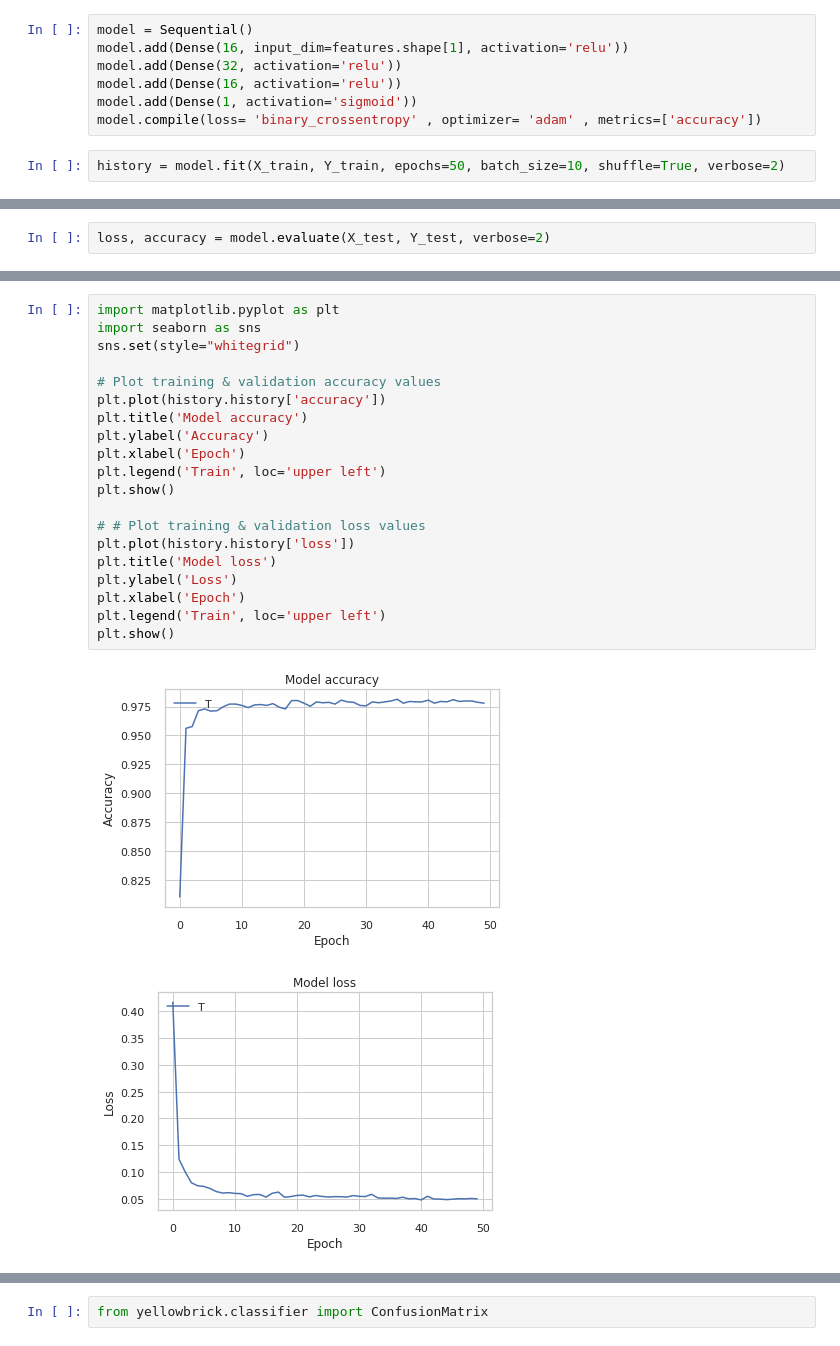
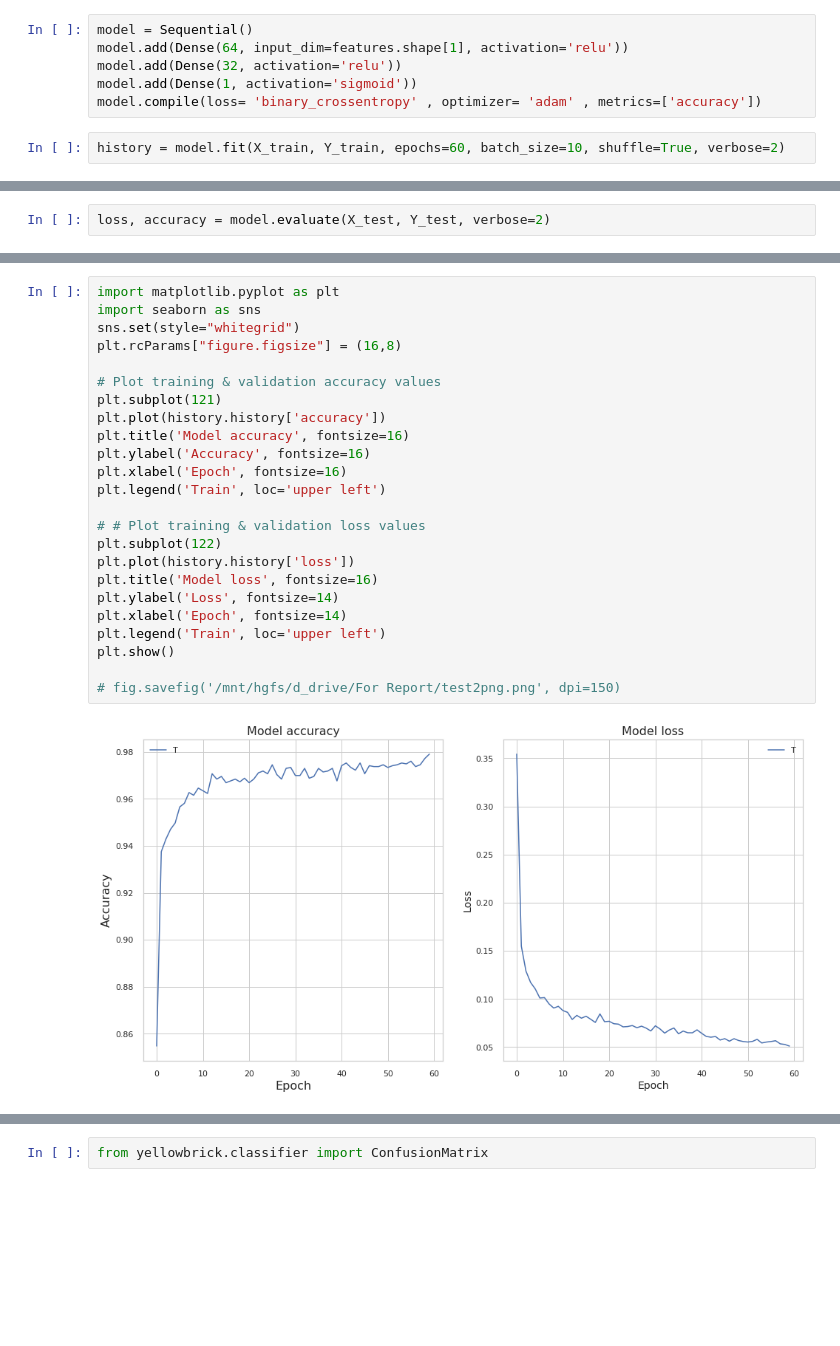
Before and after one commit to rdapaz/iotnetlearn, a Jupyter notebook: notebooks/deep_learning/BinaryClassification_DNS_Combined_Dataset.ipynb, the cells around one changed output, grey strips where cells are left out. Drawn from its saved outputs; the diff is of its cells as text; blank space fills up the shorter version.

```diff
--- a/notebooks/deep_learning/BinaryClassification_DNS_Combined_Dataset.ipynb
+++ b/notebooks/deep_learning/BinaryClassification_DNS_Combined_Dataset.ipynb
@@ -273,11 +277,10 @@ from keras.models import Sequential
 from keras.layers import *
 # %%
 model = Sequential()
-model.add(Dense(16, input_dim=features.shape[1], activation='relu'))
+model.add(Dense(64, input_dim=features.shape[1], activation='relu'))
 model.add(Dense(32, activation='relu'))
-model.add(Dense(16, activation='relu'))
 model.add(Dense(1, activation='sigmoid'))
 model.compile(loss= 'binary_crossentropy' , optimizer= 'adam' , metrics=['accuracy'])
 # %%
-history = model.fit(X_train, Y_train, epochs=50, batch_size=10, shuffle=True, verbose=2)
+history = model.fit(X_train, Y_train, epochs=60, batch_size=10, shuffle=True, verbose=2)
 # %% [output]
@@ -341,26 +344,29 @@ Loss = 0.08983087394295669, Accuracy=0.9695122241973877
 # %%
 import matplotlib.pyplot as plt
 import seaborn as sns
 sns.set(style="whitegrid")
+plt.rcParams["figure.figsize"] = (16,8)
 
 # Plot training & validation accuracy values
+plt.subplot(121)
 plt.plot(history.history['accuracy'])
-plt.title('Model accuracy')
-plt.ylabel('Accuracy')
-plt.xlabel('Epoch')
+plt.title('Model accuracy', fontsize=16)
+plt.ylabel('Accuracy', fontsize=16)
+plt.xlabel('Epoch', fontsize=16)
+plt.legend('Train', loc='upper left')
+
+# # Plot training & validation loss values
+plt.subplot(122)
+plt.plot(history.history['loss'])
+plt.title('Model loss', fontsize=16)
+plt.ylabel('Loss', fontsize=14)
+plt.xlabel('Epoch', fontsize=14)
 plt.legend('Train', loc='upper left')
 plt.show()
 
-# # Plot training & validation loss values
-plt.plot(history.history['loss'])
-plt.title('Model loss')
-plt.ylabel('Loss')
-plt.xlabel('Epoch')
-plt.legend('Train', loc='upper left')
-plt.show()
+# fig.savefig('/mnt/hgfs/d_drive/For Report/test2png.png', dpi=150)
 # %% [output]
-[figure, old version]
+[figure, new version]
-[figure, removed]
 # %%
 predicted = model.predict(X_test)
 predicted = (predicted > 0.5)
```
Also changed, not shown: parts of 8 cells of this notebook, 1 other file.
